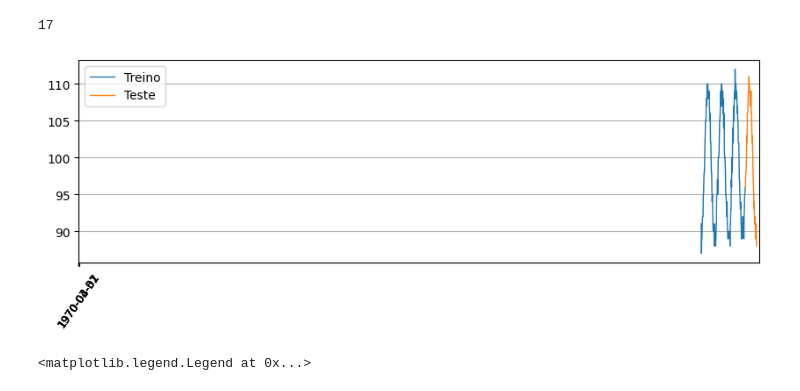
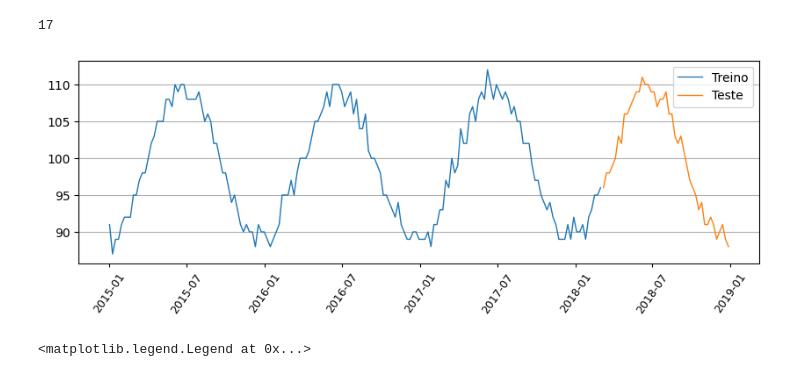
Before and after one commit to MarcioB1999/Prev_For_ULS, a Jupyter notebook: Modelos_previsao/previsoes_analise.ipynb, the cells around one changed output. Cells and saved outputs as stored; diff of their text form; code cells hidden in the pictures.

```diff
--- a/Modelos_previsao/previsoes_analise.ipynb
+++ b/Modelos_previsao/previsoes_analise.ipynb
@@ -76,21 +56,21 @@ with open('../Resultados/tabelas/Prev_teste/test_pro.txt', "r") as arquivo:
 # %%
 df_train, df_test =df_demandas.iloc[:166],df_demandas.iloc[166:]
 
 fig=plt.figure(figsize=(10,3))
 
 ax=fig.add_subplot(1,1,1)
 plt.plot(df_train.date,df_train.demandas,label='Treino', linewidth=1)
 plt.plot(df_test.date,df_test.demandas,label='Teste', linewidth=1)
-plt.xticks([df_demandas.iloc[i,1] for i in [0,53,105,157,166,204]])
+#plt.xticks([df_demandas.iloc[i,1] for i in [0,53,105,157,166,204]])
 plt.tick_params(axis='x', labelsize=9, length=3)
 plt.legend()
 plt.grid(axis='y')
 for tick in ax.get_xticklabels():
     tick.set_rotation(55)
 
 #plt.savefig('C:/Users/marcio/Documents/Prev_For_ULS/Resultados/img/DemandasTreinoTeste.png', bbox_inches='tight',pad_inches = 0.1,format='png')
 # %% [output]
-[figure, old version]
+[figure, new version]
 # %%
 fig=plt.figure(figsize=(10,3))
 ax=fig.add_subplot(1,1,1)
```
Also changed, not shown: parts of 7 cells of this notebook, 4 other files.
